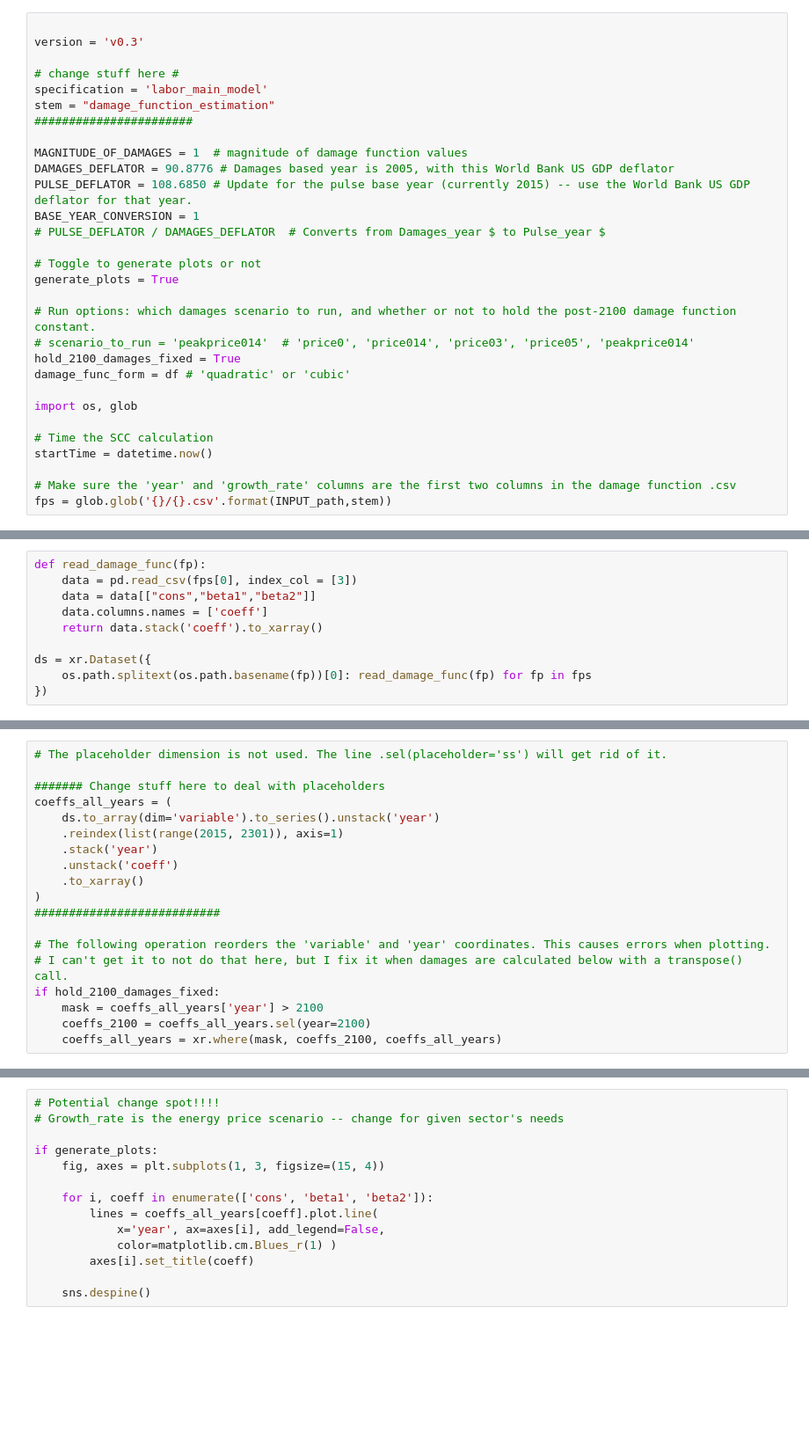
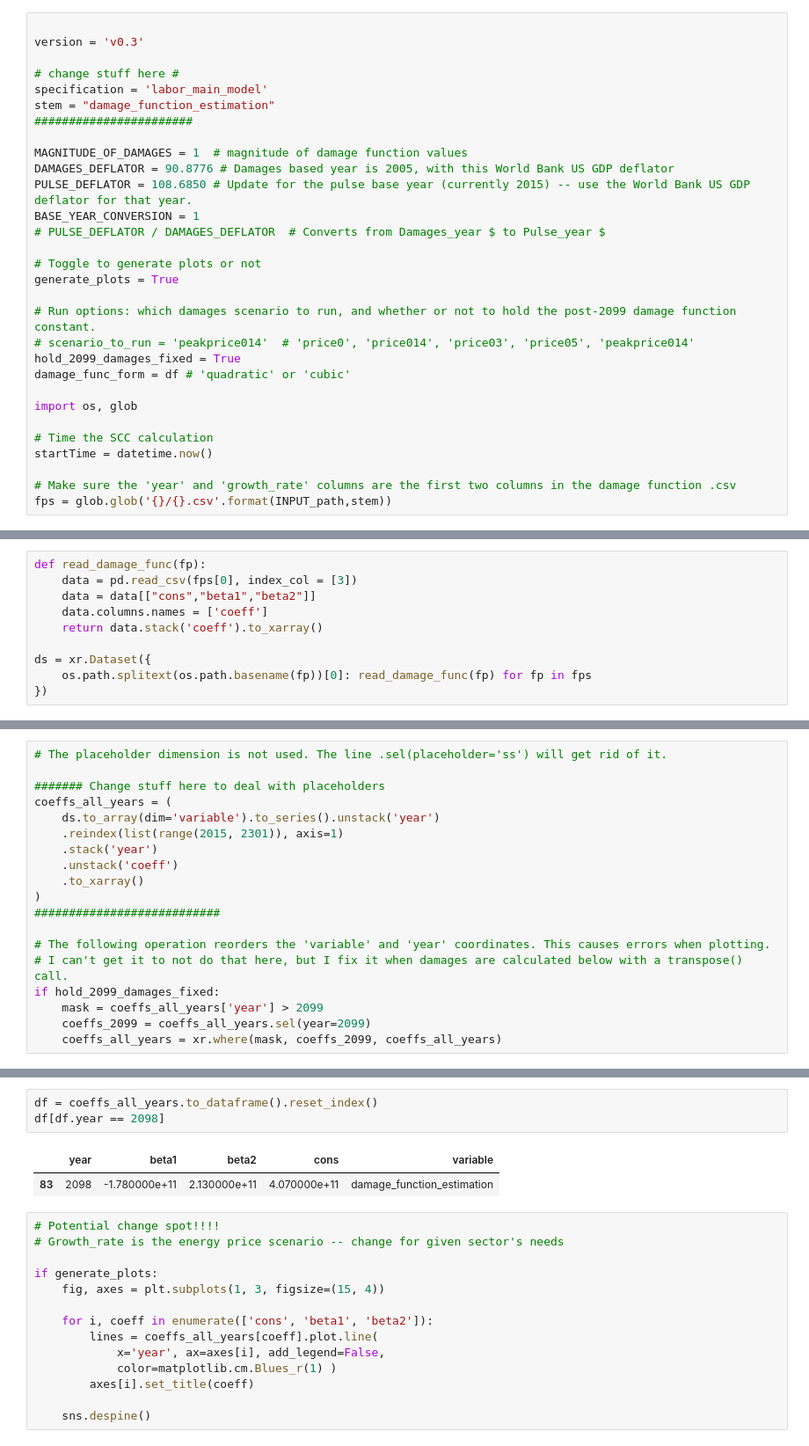
Before and after one commit to ClimateImpactLab/labor-code-release-2020, a Jupyter notebook: 4_post_projection/3_scc/compute_scc_post_2100_fixed.ipynb, the cells around one changed output, grey strips where cells are left out. Shown at 88% size. Cells and saved outputs as stored; diff of their text form; blank space fills up the shorter version.

```diff
--- a/4_post_projection/3_scc/compute_scc_post_2100_fixed.ipynb
+++ b/4_post_projection/3_scc/compute_scc_post_2100_fixed.ipynb
@@ -132,9 +132,9 @@ BASE_YEAR_CONVERSION = 1
 # Toggle to generate plots or not
 generate_plots = True
 
-# Run options: which damages scenario to run, and whether or not to hold the post-2100 damage function constant.
+# Run options: which damages scenario to run, and whether or not to hold the post-2099 damage function constant.
 # scenario_to_run = 'peakprice014'  # 'price0', 'price014', 'price03', 'price05', 'peakprice014'
-hold_2100_damages_fixed = True
+hold_2099_damages_fixed = True
 damage_func_form = df # 'quadratic' or 'cubic'
 
 import os, glob
@@ -183,10 +183,10 @@ coeffs_all_years = (
 
 # The following operation reorders the 'variable' and 'year' coordinates. This causes errors when plotting.
 # I can't get it to not do that here, but I fix it when damages are calculated below with a transpose() call.
-if hold_2100_damages_fixed:
-    mask = coeffs_all_years['year'] > 2100
-    coeffs_2100 = coeffs_all_years.sel(year=2100)
-    coeffs_all_years = xr.where(mask, coeffs_2100, coeffs_all_years)
+if hold_2099_damages_fixed:
+    mask = coeffs_all_years['year'] > 2099
+    coeffs_2099 = coeffs_all_years.sel(year=2099)
+    coeffs_all_years = xr.where(mask, coeffs_2099, coeffs_all_years)
 # %%
 coeffs_all_years = coeffs_all_years.sel(variable=stem)
 coeffs_all_years
@@ -203,3 +203,9 @@ Data variables:
+# %%
+df = coeffs_all_years.to_dataframe().reset_index()
+df[df.year == 2098]
+# %% [output]
+|  | year | beta1 | beta2 | cons | variable |
+| 83 | 2098 | -1.780000e+11 | 2.130000e+11 | 4.070000e+11 | damage_function_estimation |
 # %%
 # Potential change spot!!!!
 # Growth_rate is the energy price scenario -- change for given sector's needs
```
Also changed, not shown: parts of 21 cells of this notebook, 26 other files.
